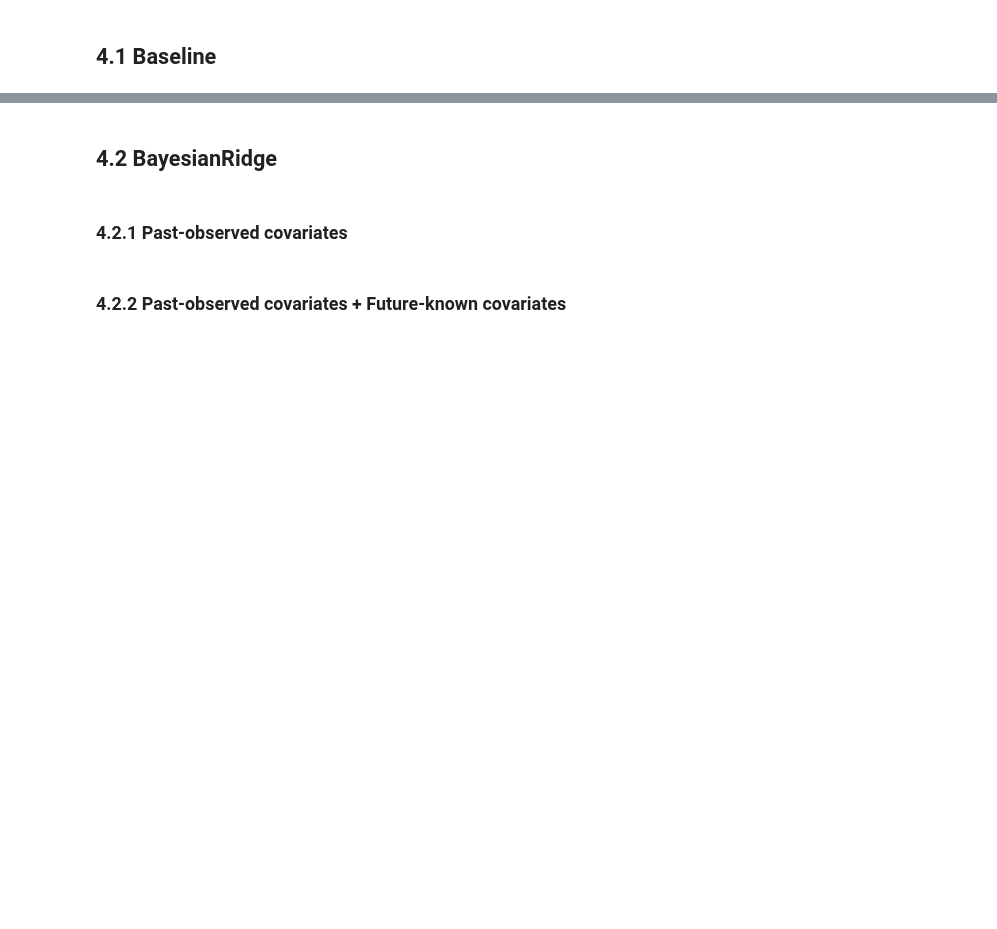
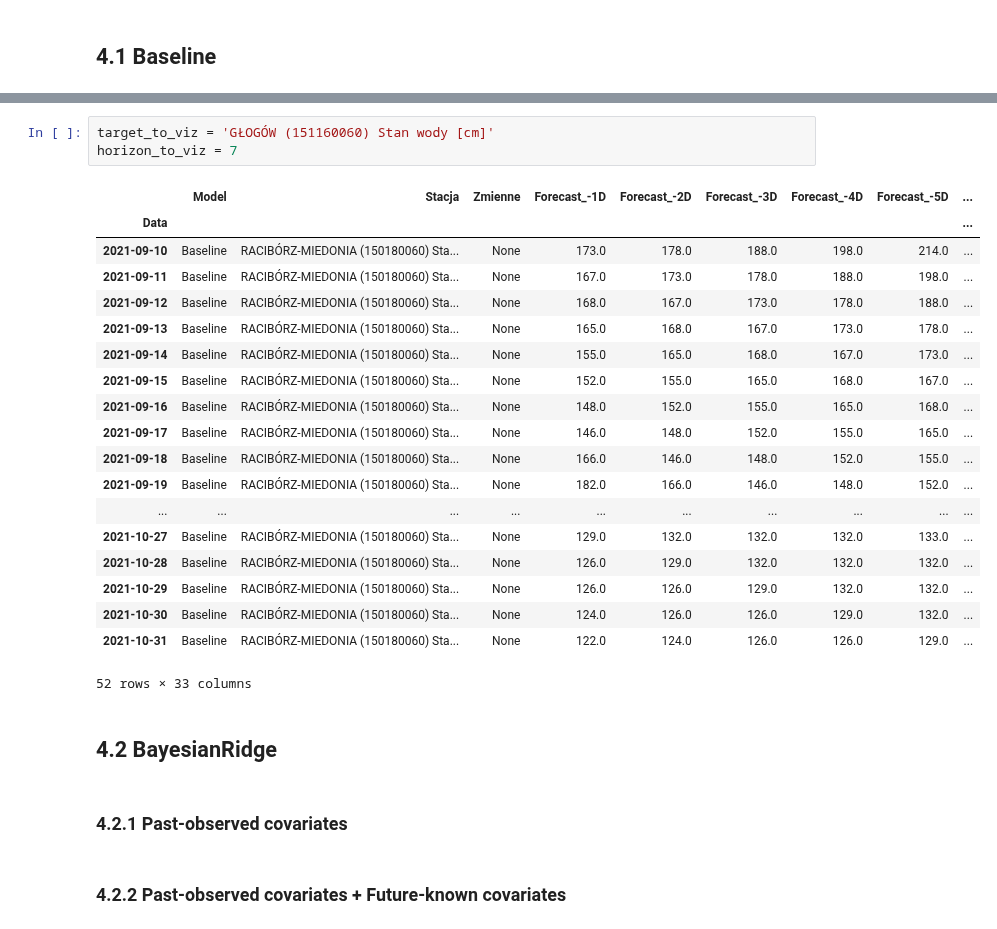
Before and after one commit to it4datascience/CuValley-Batmaja, a Jupyter notebook: src/modelling.ipynb, the cells around one changed output, grey strips where cells are left out. Cells and saved outputs as stored; diff of their text form; blank space fills up the shorter version.

Commit message:
modelling in progress

```diff
--- a/src/modelling.ipynb
+++ b/src/modelling.ipynb
@@ -192,3 +177,26 @@ baseline_model.predict(len(test_dataset))['GŁOGÓW (151160060) Stan wody [cm]']
+# %%
+target_to_viz = 'GŁOGÓW (151160060) Stan wody [cm]'
+horizon_to_viz = 7
+# %% [output]
+|  | Model | Stacja | Zmienne | Forecast_-1D | Forecast_-2D | Forecast_-3D | Forecast_-4D | Forecast_-5D | ... |
+| Data |  |  |  |  |  |  |  |  | ... |
+| 2021-09-10 | Baseline | RACIBÓRZ-MIEDONIA (150180060) Sta... | None | 173.0 | 178.0 | 188.0 | 198.0 | 214.0 | ... |
+| 2021-09-11 | Baseline | RACIBÓRZ-MIEDONIA (150180060) Sta... | None | 167.0 | 173.0 | 178.0 | 188.0 | 198.0 | ... |
+| 2021-09-12 | Baseline | RACIBÓRZ-MIEDONIA (150180060) Sta... | None | 168.0 | 167.0 | 173.0 | 178.0 | 188.0 | ... |
+| 2021-09-13 | Baseline | RACIBÓRZ-MIEDONIA (150180060) Sta... | None | 165.0 | 168.0 | 167.0 | 173.0 | 178.0 | ... |
+| 2021-09-14 | Baseline | RACIBÓRZ-MIEDONIA (150180060) Sta... | None | 155.0 | 165.0 | 168.0 | 167.0 | 173.0 | ... |
+| 2021-09-15 | Baseline | RACIBÓRZ-MIEDONIA (150180060) Sta... | None | 152.0 | 155.0 | 165.0 | 168.0 | 167.0 | ... |
+| 2021-09-16 | Baseline | RACIBÓRZ-MIEDONIA (150180060) Sta... | None | 148.0 | 152.0 | 155.0 | 165.0 | 168.0 | ... |
+| 2021-09-17 | Baseline | RACIBÓRZ-MIEDONIA (150180060) Sta... | None | 146.0 | 148.0 | 152.0 | 155.0 | 165.0 | ... |
+| 2021-09-18 | Baseline | RACIBÓRZ-MIEDONIA (150180060) Sta... | None | 166.0 | 146.0 | 148.0 | 152.0 | 155.0 | ... |
+| 2021-09-19 | Baseline | RACIBÓRZ-MIEDONIA (150180060) Sta... | None | 182.0 | 166.0 | 146.0 | 148.0 | 152.0 | ... |
+| ... | ... | ... | ... | ... | ... | ... | ... | ... | ... |
+| 2021-10-27 | Baseline | RACIBÓRZ-MIEDONIA (150180060) Sta... | None | 129.0 | 132.0 | 132.0 | 132.0 | 133.0 | ... |
+| 2021-10-28 | Baseline | RACIBÓRZ-MIEDONIA (150180060) Sta... | None | 126.0 | 129.0 | 132.0 | 132.0 | 132.0 | ... |
+| 2021-10-29 | Baseline | RACIBÓRZ-MIEDONIA (150180060) Sta... | None | 126.0 | 126.0 | 129.0 | 132.0 | 132.0 | ... |
+| 2021-10-30 | Baseline | RACIBÓRZ-MIEDONIA (150180060) Sta... | None | 124.0 | 126.0 | 126.0 | 129.0 | 132.0 | ... |
+| 2021-10-31 | Baseline | RACIBÓRZ-MIEDONIA (150180060) Sta... | None | 122.0 | 124.0 | 126.0 | 126.0 | 129.0 | ... |
+52 rows × 33 columns
 # %% [markdown]
 ## 4.2 BayesianRidge
 # %% [markdown]
```
Also changed, not shown: parts of 18 cells of this notebook, 2 other files.
